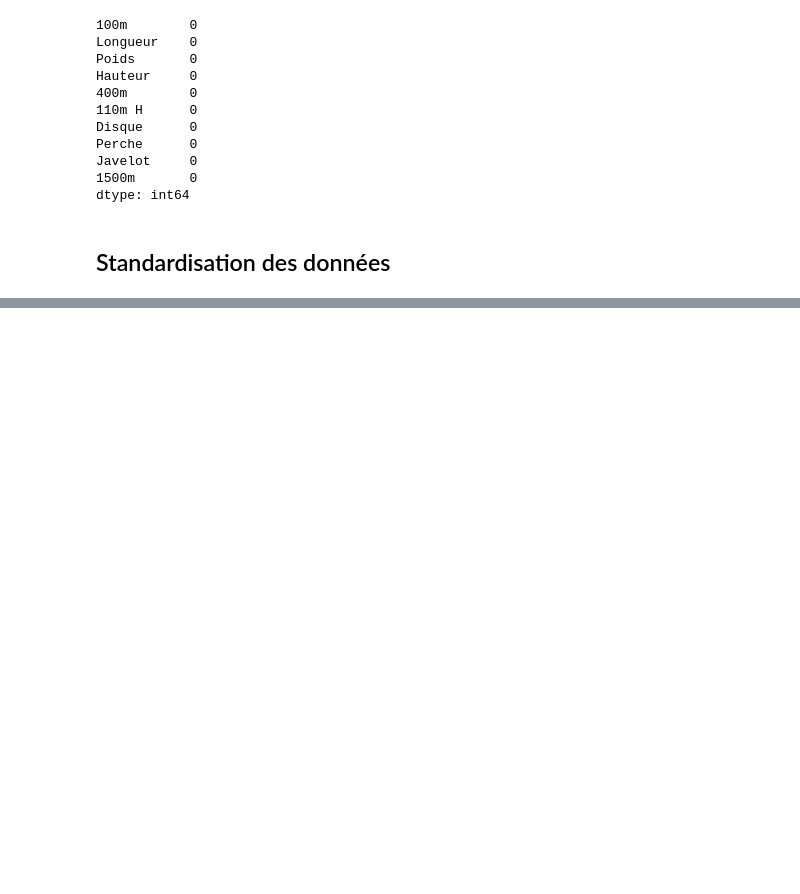
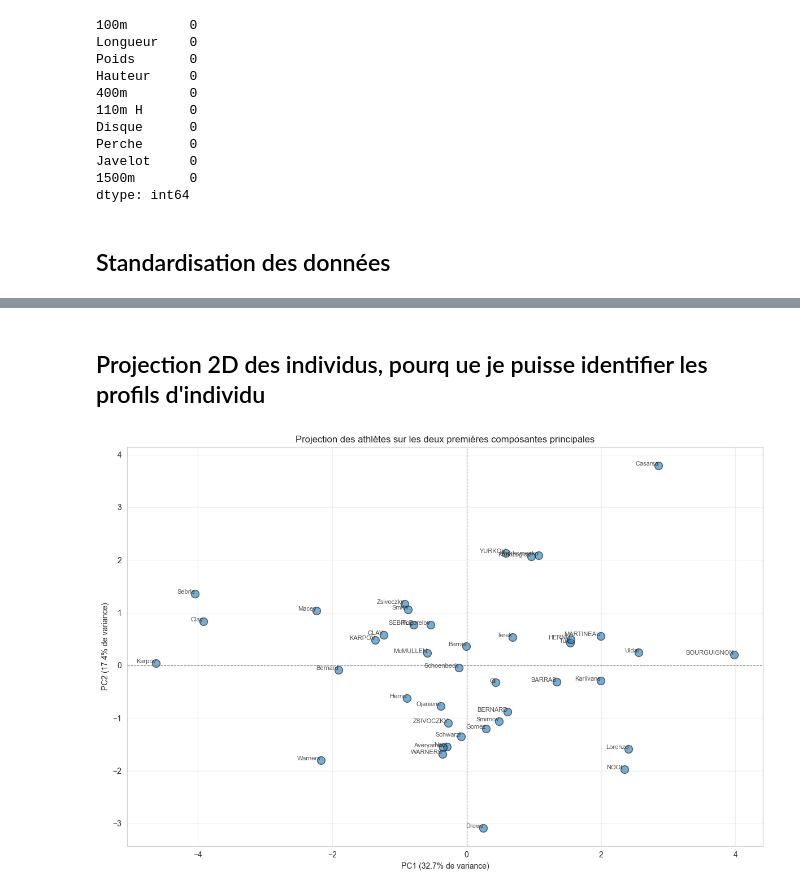
Before and after one commit to EndWriter/sport-profiles-acp, a Jupyter notebook: analyse_acp.ipynb, the cells around one changed output, grey strips where cells are left out. Saved outputs shown, nothing was run; the diff lists cells and outputs as text; code cells hidden in the pictures; blank space fills up the shorter version.

```diff
--- a/analyse_acp.ipynb
+++ b/analyse_acp.ipynb
@@ -111,0 +175,28 @@ dtype: int64
+# %% [markdown]
+## Projection 2D des individus, pourq ue je puisse identifier les profils d'individu
+# %%
+#création du dataframe avec les coordonnées sur PC1 et PC2
+df_pca = pd.DataFrame(
+    composantes_principales[:, :2],
+    columns=['PC1', 'PC2'],
+    index=df_acp.index
+)
+
+#graphique ::
+plt.figure(figsize=(12, 8))
+plt.scatter(df_pca['PC1'], df_pca['PC2'], s=100, alpha=0.6, edgecolors='black', linewidth=1)
+
+#ajout des noms des athlètes sur le graphique, gràce à l'index
+for idx, nom in enumerate(df_pca.index):
+    plt.annotate(nom, (df_pca['PC1'][idx], df_pca['PC2'][idx]),
+                fontsize=8, alpha=0.8, ha='right')
+
+plt.xlabel(f'PC1 ({variance_expliquee[0]*100:.1f}% de variance)')
+plt.ylabel(f'PC2 ({variance_expliquee[1]*100:.1f}% de variance)')
+plt.title('Projection des athlètes sur les deux premières composantes principales')
+plt.axhline(y=0, color='gray', linestyle='--', linewidth=0.8)
+plt.axvline(x=0, color='gray', linestyle='--', linewidth=0.8)
+plt.grid(alpha=0.3)
+plt.tight_layout()
+# %% [output]
+[figure, added]
```
Also changed, not shown: parts of 11 cells of this notebook.
